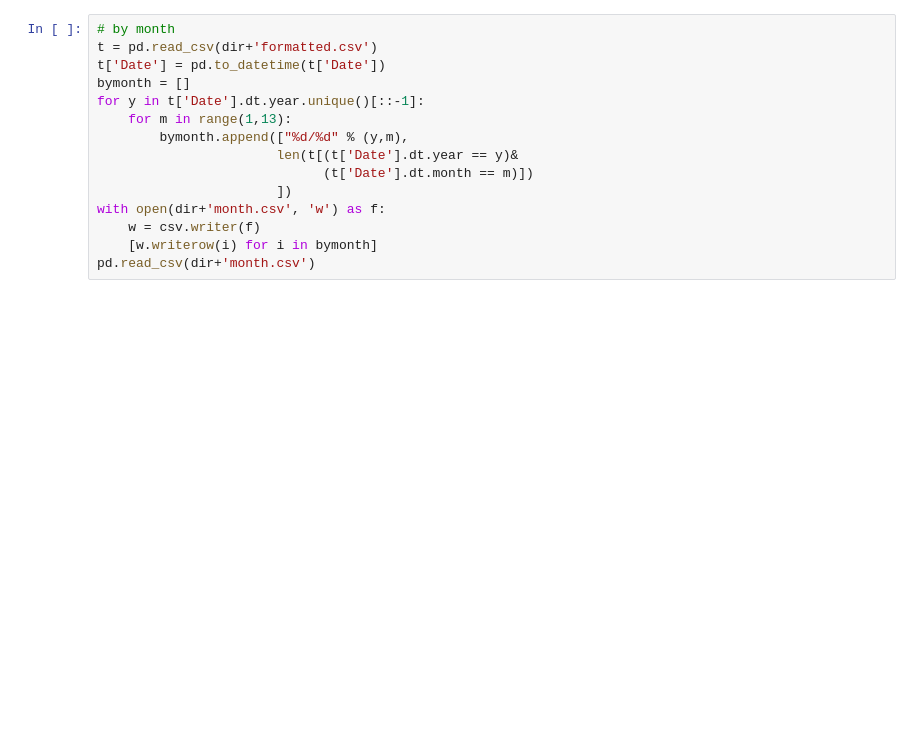
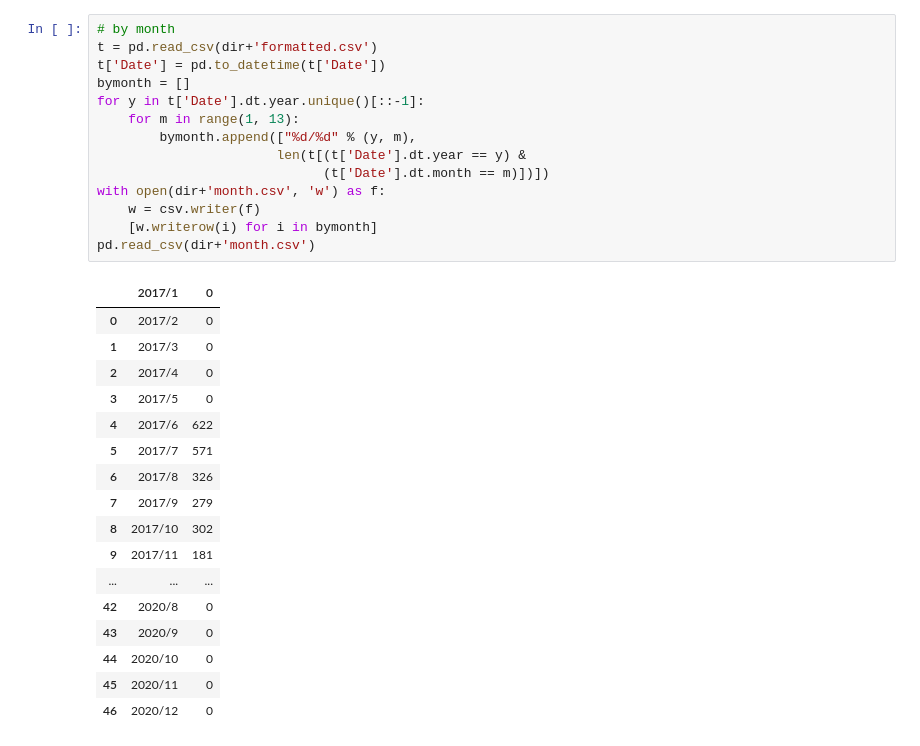
Before and after one commit to eggplants/shellgeibot-tweet-archive, a Jupyter notebook: analyze.ipynb, the cells around one changed output. Drawn from its saved outputs; the diff is of its cells as text; blank space fills up the shorter version.

```diff
--- a/analyze.ipynb
+++ b/analyze.ipynb
@@ -135,18 +219,35 @@ pd.read_csv(dir+'buzz_1000.csv')
 # %%
 # by month
 t = pd.read_csv(dir+'formatted.csv')
 t['Date'] = pd.to_datetime(t['Date'])
 bymonth = []
 for y in t['Date'].dt.year.unique()[::-1]:
-    for m in range(1,13):
-        bymonth.append(["%d/%d" % (y,m),
-                       len(t[(t['Date'].dt.year == y)&
-                             (t['Date'].dt.month == m)])
-                       ])
+    for m in range(1, 13):
+        bymonth.append(["%d/%d" % (y, m),
+                       len(t[(t['Date'].dt.year == y) &
+                             (t['Date'].dt.month == m)])])
 with open(dir+'month.csv', 'w') as f:
     w = csv.writer(f)
     [w.writerow(i) for i in bymonth]
 pd.read_csv(dir+'month.csv')
+# %% [output]
+|  | 2017/1 | 0 |
+| 0 | 2017/2 | 0 |
+| 1 | 2017/3 | 0 |
+| 2 | 2017/4 | 0 |
+| 3 | 2017/5 | 0 |
+| 4 | 2017/6 | 622 |
+| 5 | 2017/7 | 571 |
+| 6 | 2017/8 | 326 |
+| 7 | 2017/9 | 279 |
+| 8 | 2017/10 | 302 |
+| 9 | 2017/11 | 181 |
+| ... | ... | ... |
+| 42 | 2020/8 | 0 |
+| 43 | 2020/9 | 0 |
+| 44 | 2020/10 | 0 |
+| 45 | 2020/11 | 0 |
+| 46 | 2020/12 | 0 |
 # %%
 # by hour
 t = pd.read_csv(dir+'formatted.csv')
```
Also changed, not shown: parts of 12 cells of this notebook, 33 other files.
